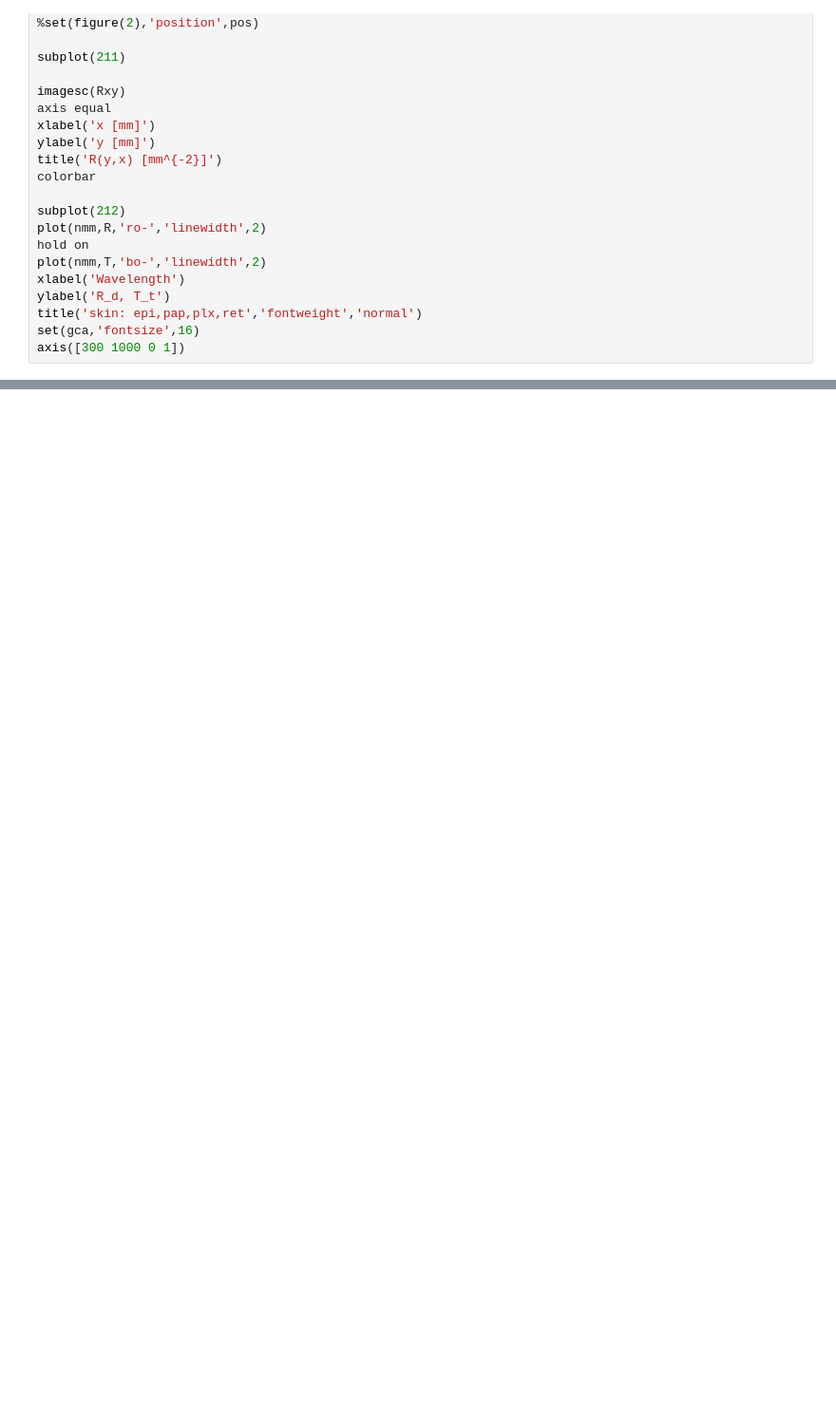
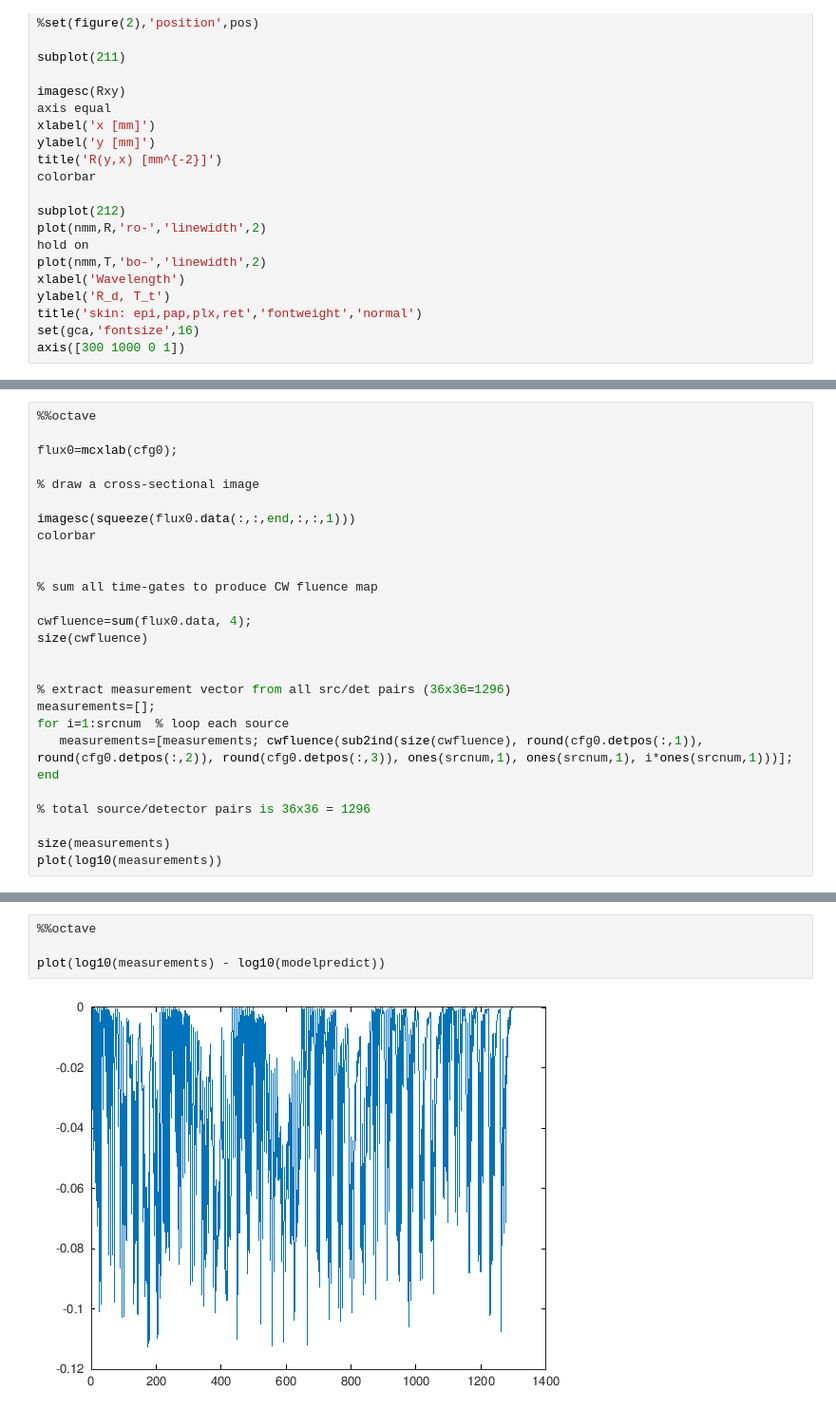
Before and after one commit to nzhang1218/MCX24Workshop, a Jupyter notebook: Training/MCX2024_1D_mcxlab_training.ipynb, the cells around one changed output, grey strips where cells are left out. Shown at 95% size. Drawn from its saved outputs; the diff is of its cells as text; blank space fills up the shorter version.

```diff
--- a/Training/MCX2024_1D_mcxlab_training.ipynb
+++ b/Training/MCX2024_1D_mcxlab_training.ipynb
@@ -1036,0 +894,27 @@ hold on;contour(log10(squeeze(jacobian_replay(:,:,15,2))),'r--');
+# %%
+%%octave
+
+flux0=mcxlab(cfg0);
+
+% draw a cross-sectional image
+
+imagesc(squeeze(flux0.data(:,:,end,:,:,1)))
+colorbar
+
+
+% sum all time-gates to produce CW fluence map
+
+cwfluence=sum(flux0.data, 4);
+size(cwfluence)
+
+
+% extract measurement vector from all src/det pairs (36x36=1296)
+measurements=[];
+for i=1:srcnum  % loop each source
+   measurements=[measurements; cwfluence(sub2ind(size(cwfluence), round(cfg0.detpos(:,1)), round(cfg0.detpos(:,2)), round(cfg0.detpos(:,3)), ones(srcnum,1), ones(srcnum,1), i*ones(srcnum,1)))];
+end
+
+% total source/detector pairs is 36x36 = 1296
+
+size(measurements)
+plot(log10(measurements))
@@ -1036,0 +983,6 @@ hold on;contour(log10(squeeze(jacobian_replay(:,:,15,2))),'r--');
+# %%
+%%octave
+
+plot(log10(measurements) - log10(modelpredict))
+# %% [output]
+[figure, added]
```
Also changed, not shown: parts of 40 cells of this notebook.
